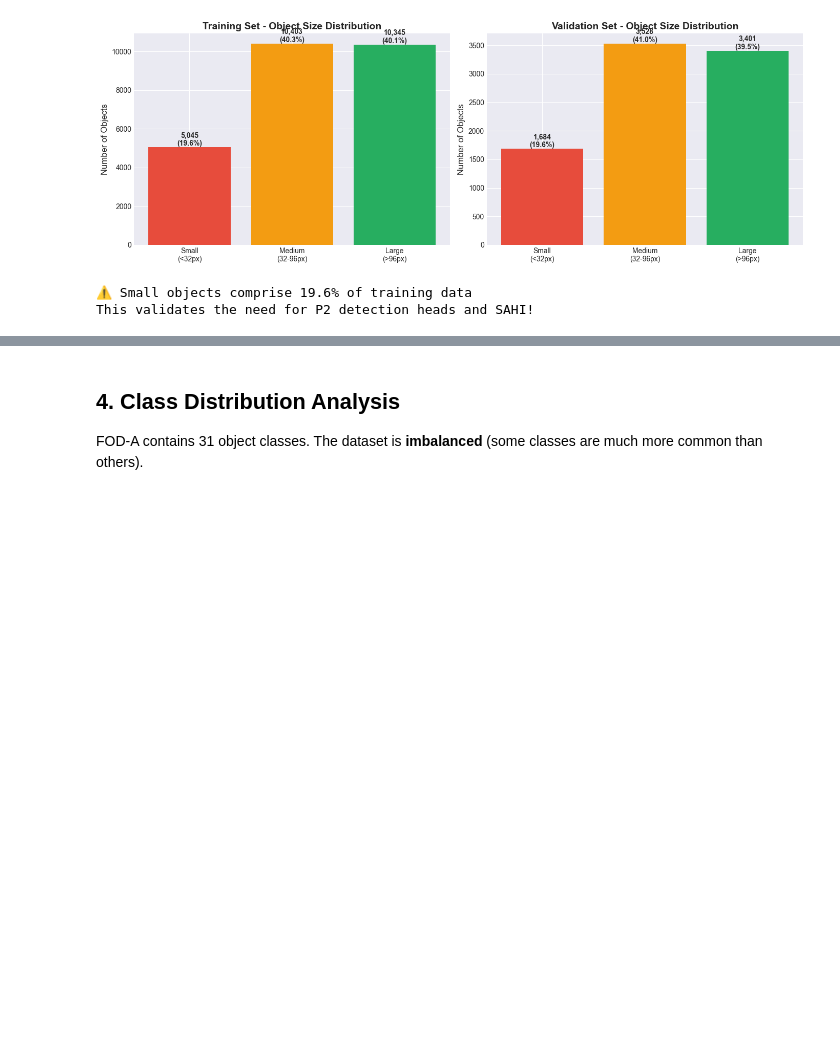
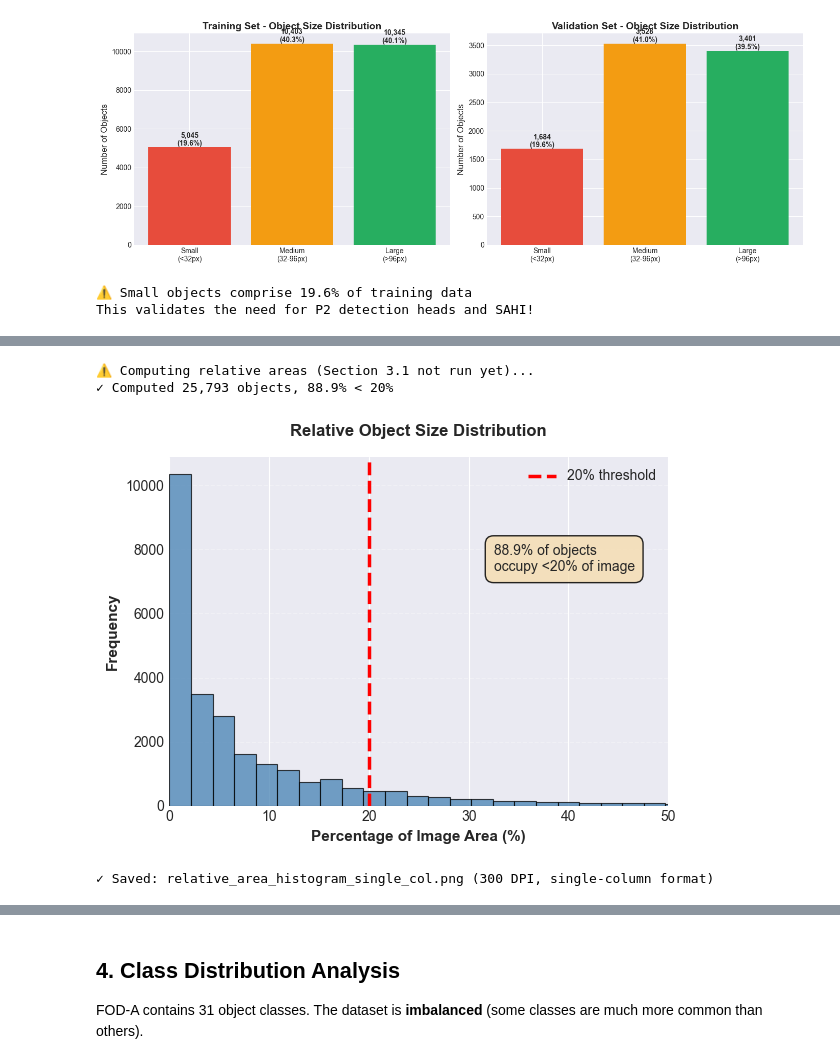
Before and after one commit to Zaryab13/Ml-FOD-A-Detection-YoloP2, a Jupyter notebook: notebooks/01_dataset_exploration.ipynb, the cells around one changed output, grey strips where cells are left out. Drawn from its saved outputs; the diff is of its cells as text; code cells hidden in the pictures; blank space fills up the shorter version.

```diff
--- a/notebooks/01_dataset_exploration.ipynb
+++ b/notebooks/01_dataset_exploration.ipynb
@@ -179,0 +248,67 @@ This validates the need for P2 detection heads and SAHI!
+# %%
+# 2. Object Size Distribution Histogram - Relative Area vs. Count (Single Column)
+# Note: This cell requires Section 3.1 to be run first to compute train_relative_areas and train_pct_below_20
+# If not run, it will compute them here
+
+if 'train_relative_areas' not in locals() or 'train_pct_below_20' not in locals():
+    print("⚠️ Computing relative areas (Section 3.1 not run yet)...")
+
+    train_relative_areas = []
+    train_images_dir = Path(DATASET_ROOT) / 'images' / 'train'
+    train_labels_dir = Path(DATASET_ROOT) / 'labels' / 'train'
+
+    for img_path in train_images_dir.glob('*.*'):
+        if img_path.suffix.lower() in ['.jpg', '.jpeg', '.png']:
+            img = cv2.imread(str(img_path))
+            if img is None:
+                continue
+            img_h, img_w = img.shape[:2]
+            image_area = img_w * img_h
+
+            label_path = train_labels_dir / (img_path.stem + '.txt')
+            if label_path.exists():
+                with open(label_path, 'r') as f:
+                    for line in f:
+                        parts = line.strip().split()
+                        if len(parts) >= 5:
+                            _, x_c, y_c, w_norm, h_norm = map(float, parts[:5])
+                            w_abs = w_norm * img_w
+                            h_abs = h_norm * img_h
+                            bbox_area = w_abs * h_abs
+                            pct_of_image = (bbox_area / image_area) * 100
+                            train_relative_areas.append(pct_of_image)
+
+    train_relative_areas = np.array(train_relative_areas)
+    train_pct_below_20 = (np.sum(train_relative_areas < 20) / len(train_relative_areas)) * 100
+    print(f"✓ Computed {len(train_relative_areas):,} objects, {train_pct_below_20:.1f}% < 20%")
+
+fig, ax = plt.subplots(figsize=(6, 4.5))
+
+# Use training set data
+ax.hist(train_relative_areas, bins=40, color='steelblue', alpha=0.75, edgecolor='black', linewidth=0.8)
+ax.axvline(20, color='red', linestyle='--', linewidth=2.5, label='20% threshold', zorder=5)
+
+ax.set_xlabel('Percentage of Image Area (%)', fontsize=11, fontweight='bold')
+ax.set_ylabel('Frequency', fontsize=11, fontweight='bold')
+ax.set_title('Relative Object Size Distribution', fontsize=12, fontweight='bold', pad=15)
+ax.set_xlim(0, min(50, np.percentile(train_relative_areas, 99)))
+ax.grid(axis='y', alpha=0.3, linestyle='--')
+ax.set_axisbelow(True)
+ax.legend(fontsize=10, loc='upper right')
+
+# Add annotation box
+annotation_text = f'{train_pct_below_20:.1f}% of objects\noccupy <20% of image'
+ax.text(0.65, 0.75, annotation_text, transform=ax.transAxes,
+        fontsize=10, verticalalignment='top',
+        bbox=dict(boxstyle='round,pad=0.6', facecolor='wheat', alpha=0.85, edgecolor='black'))
+
+plt.tight_layout()
+plt.savefig('../results/relative_area_histogram_single_col.png', dpi=300, bbox_inches='tight')
+plt.show()
+
+print("✓ Saved: relative_area_histogram_single_col.png (300 DPI, single-column format)")
+# %% [output]
+⚠️ Computing relative areas (Section 3.1 not run yet)...
+✓ Computed 25,793 objects, 88.9% < 20%
+[figure, added]
+✓ Saved: relative_area_histogram_single_col.png (300 DPI, single-column format)
```
Also changed, not shown: parts of 30 cells of this notebook, 29 other files.
